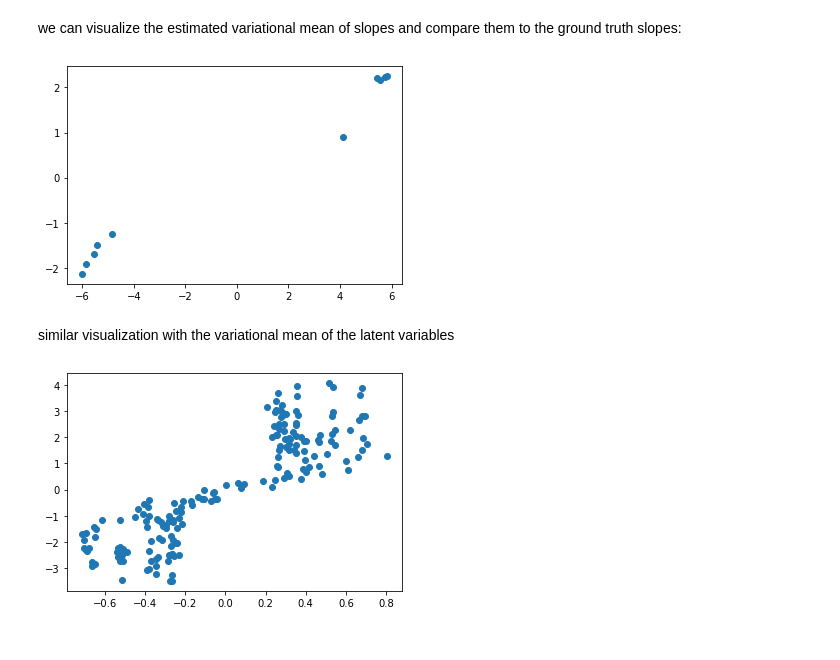
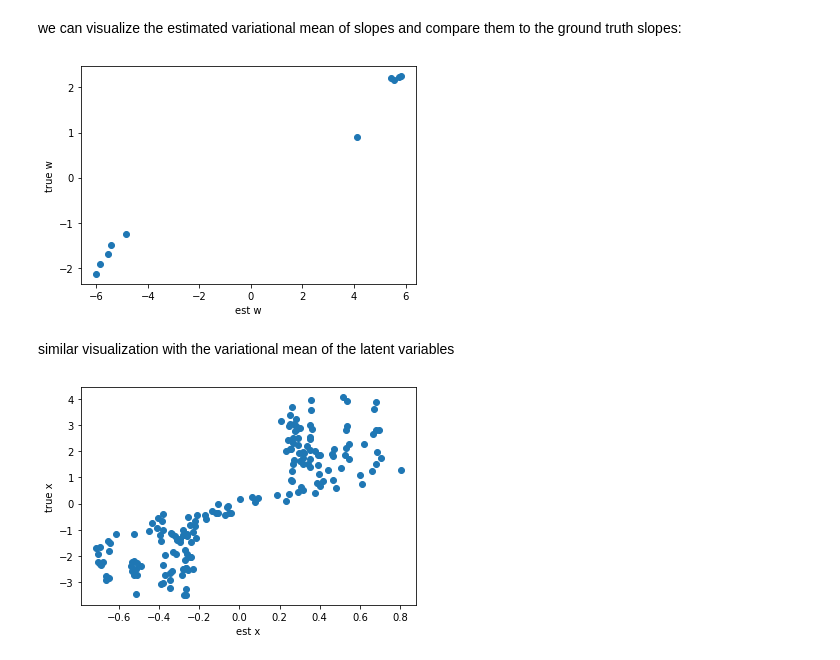
Before and after one commit to yahoochen97/GP-Idiographic-Measurement, a Jupyter notebook: dynanmic_lvm.ipynb, the cells around one changed output. Saved outputs shown, nothing was run; the diff lists cells and outputs as text; code cells hidden in the pictures.

```diff
--- a/dynanmic_lvm.ipynb
+++ b/dynanmic_lvm.ipynb
@@ -148,15 +148,19 @@ we can visualize the estimated variational mean of slopes and compare them to th
 # scatter plot of estimated variational mean of slopes versus true slopes
 est_slope = pyro.param("w_mu").data.cpu().numpy()
 plt.scatter(est_slope, true_slope)
+plt.xlabel("est w")
+plt.ylabel("true w")
 plt.show()
 # %% [output]
-[figure, old version]
+[figure, new version]
 # %% [markdown]
 similar visualization with the variational mean of the latent variables
 # %%
 # scatter plot of estimated variational mean of latent variables versus true variables
 est_x = pyro.param("x_mu").data.cpu().numpy()
 plt.scatter(est_x, true_x)
+plt.xlabel("est x")
+plt.ylabel("true x")
 plt.show()
 # %% [output]
-[figure, old version]
+[figure, new version]
```
